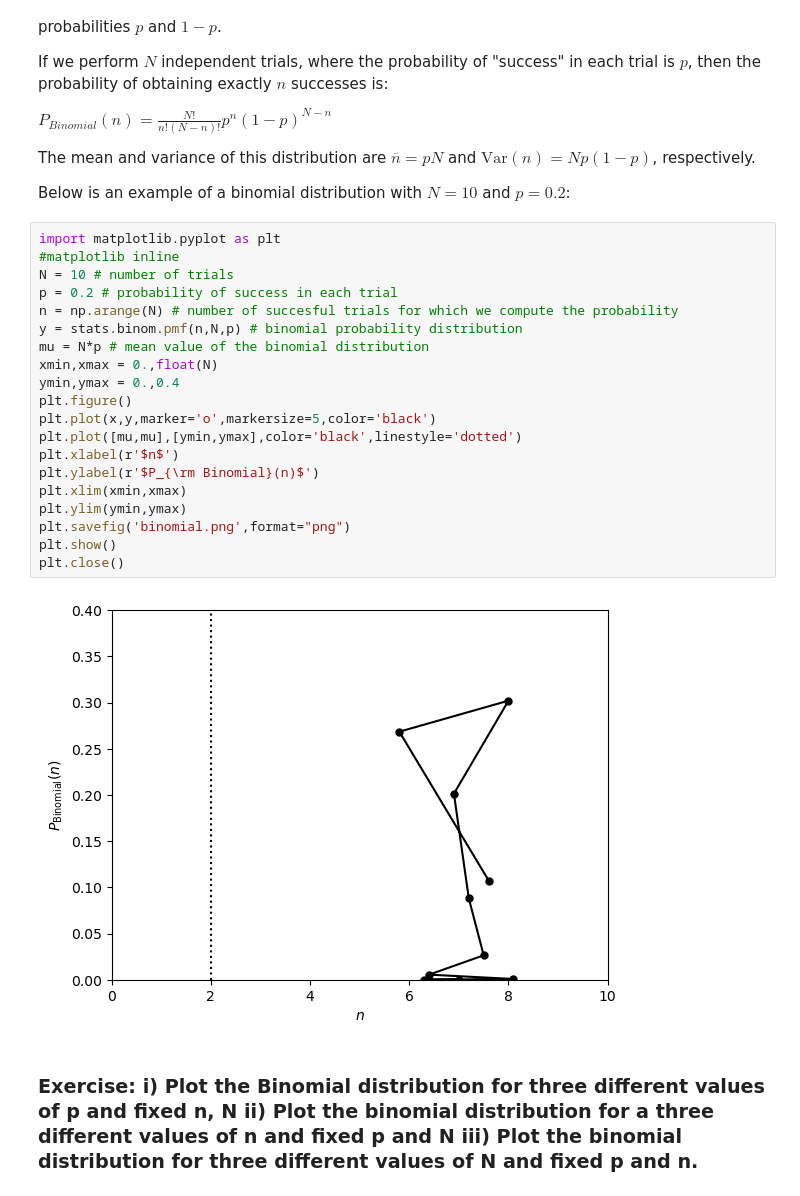
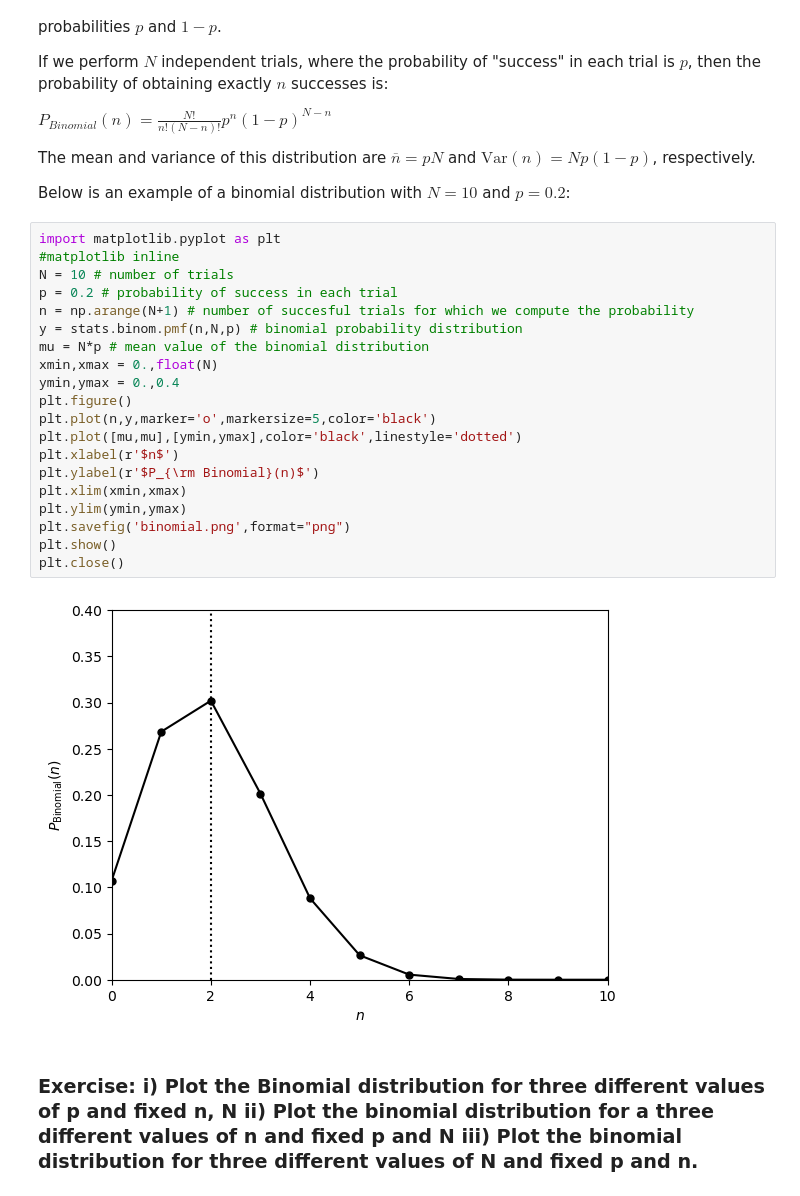
Before and after one commit to susanalandau/Bayesian-Statistics-and-Montecarlo-Methods, a Jupyter notebook: scripts/notebook_1.ipynb, the cells around one changed output. Saved outputs shown, nothing was run; the diff lists cells and outputs as text.

```diff
--- a/scripts/notebook_1.ipynb
+++ b/scripts/notebook_1.ipynb
@@ -55,25 +55,25 @@ Below is an example of a binomial distribution with $N = 10$ and $p = 0.2$:
 # %%
 import matplotlib.pyplot as plt
 #matplotlib inline
 N = 10 # number of trials
 p = 0.2 # probability of success in each trial
-n = np.arange(N) # number of succesful trials for which we compute the probability
+n = np.arange(N+1) # number of succesful trials for which we compute the probability
 y = stats.binom.pmf(n,N,p) # binomial probability distribution
 mu = N*p # mean value of the binomial distribution
 xmin,xmax = 0.,float(N)
 ymin,ymax = 0.,0.4
 plt.figure()
-plt.plot(x,y,marker='o',markersize=5,color='black')
+plt.plot(n,y,marker='o',markersize=5,color='black')
 plt.plot([mu,mu],[ymin,ymax],color='black',linestyle='dotted')
 plt.xlabel(r'$n$')
 plt.ylabel(r'$P_{\rm Binomial}(n)$')
 plt.xlim(xmin,xmax)
 plt.ylim(ymin,ymax)
 plt.savefig('binomial.png',format="png")
 plt.show()
 plt.close()
 # %% [output]
-[figure, old version]
+[figure, new version]
 # %% [markdown]
 ### Exercise: i) Plot the Binomial distribution for three different values of p and fixed n, N ii) Plot the binomial distribution for a three different values of n and fixed p and N iii) Plot the binomial distribution for three different values of N and fixed p and n.
 # %% [markdown]
```
